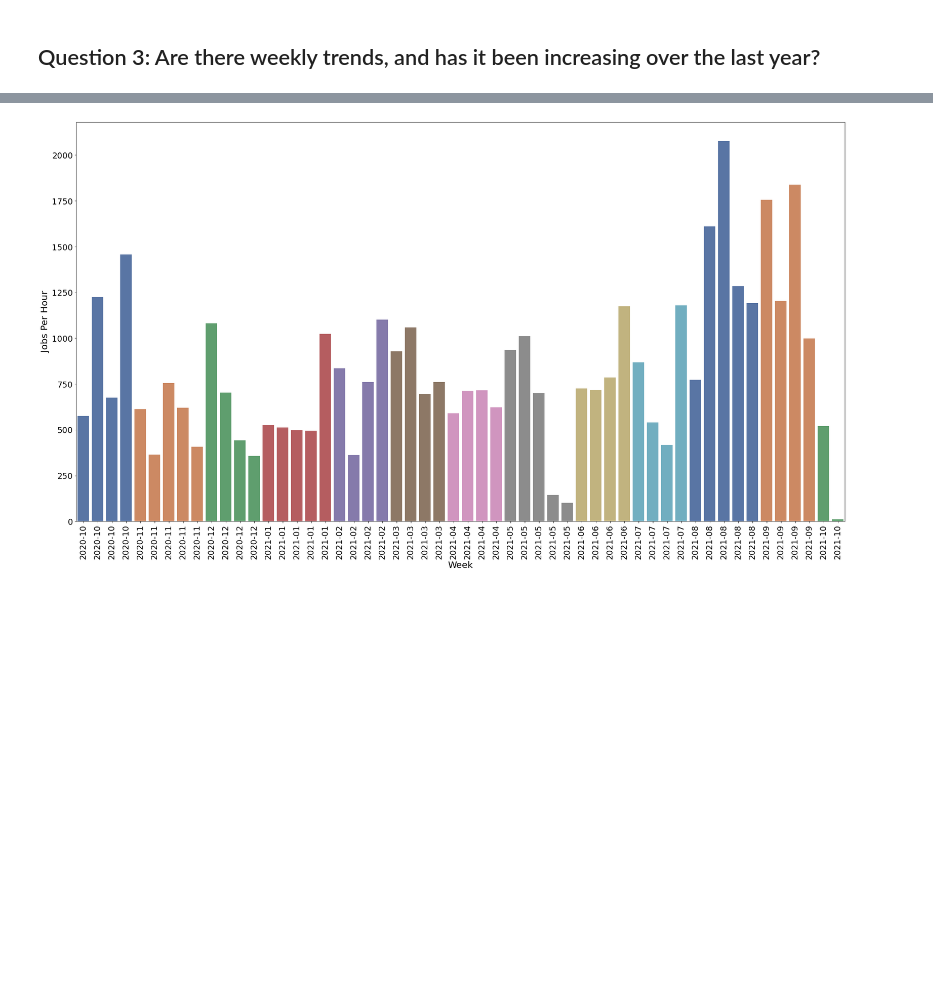
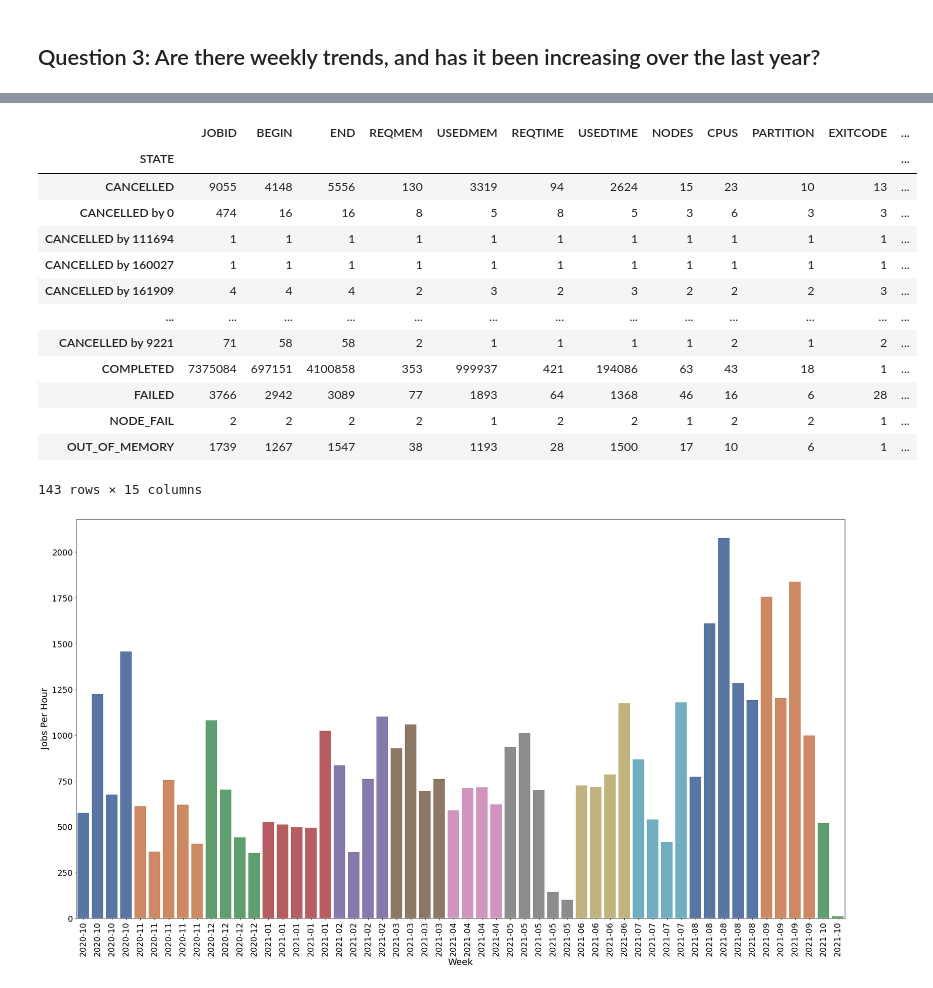
Before and after one commit to nss-data-science-cohort-5/accre-red-skittles, a Jupyter notebook: notebooks/Data Analysis.ipynb, the cells around one changed output, grey strips where cells are left out. Cells and saved outputs as stored; diff of their text form; code cells hidden in the pictures; blank space fills up the shorter version.

```diff
--- a/notebooks/Data Analysis.ipynb
+++ b/notebooks/Data Analysis.ipynb
@@ -28,3 +56,20 @@ jobs['GROUP1H'] = jobs.groupby(pd.Grouper(key='END',freq='H')).transform('count'
+# %%
+jobs.groupby('STATE').nunique()
+# %% [output]
+|  | JOBID | BEGIN | END | REQMEM | USEDMEM | REQTIME | USEDTIME | NODES | CPUS | PARTITION | EXITCODE | ... |
+| STATE |  |  |  |  |  |  |  |  |  |  |  | ... |
+| CANCELLED | 9055 | 4148 | 5556 | 130 | 3319 | 94 | 2624 | 15 | 23 | 10 | 13 | ... |
+| CANCELLED by 0 | 474 | 16 | 16 | 8 | 5 | 8 | 5 | 3 | 6 | 3 | 3 | ... |
+| CANCELLED by 111694 | 1 | 1 | 1 | 1 | 1 | 1 | 1 | 1 | 1 | 1 | 1 | ... |
+| CANCELLED by 160027 | 1 | 1 | 1 | 1 | 1 | 1 | 1 | 1 | 1 | 1 | 1 | ... |
+| CANCELLED by 161909 | 4 | 4 | 4 | 2 | 3 | 2 | 3 | 2 | 2 | 2 | 3 | ... |
+| ... | ... | ... | ... | ... | ... | ... | ... | ... | ... | ... | ... | ... |
+| CANCELLED by 9221 | 71 | 58 | 58 | 2 | 1 | 1 | 1 | 1 | 2 | 1 | 2 | ... |
+| COMPLETED | 7375084 | 697151 | 4100858 | 353 | 999937 | 421 | 194086 | 63 | 43 | 18 | 1 | ... |
+| FAILED | 3766 | 2942 | 3089 | 77 | 1893 | 64 | 1368 | 46 | 16 | 6 | 28 | ... |
+| NODE_FAIL | 2 | 2 | 2 | 2 | 1 | 2 | 2 | 1 | 2 | 2 | 1 | ... |
+| OUT_OF_MEMORY | 1739 | 1267 | 1547 | 38 | 1193 | 28 | 1500 | 17 | 10 | 6 | 1 | ... |
+143 rows × 15 columns
 # %%
 weekly_jobs_ended_by_hour = jobs.groupby(pd.Grouper(key='END',freq='W')).count()/168
 weekly_jobs_ended_by_hour = weekly_jobs_ended_by_hour.reset_index()
```
Also changed, not shown: parts of 11 cells of this notebook, 1 other file.
